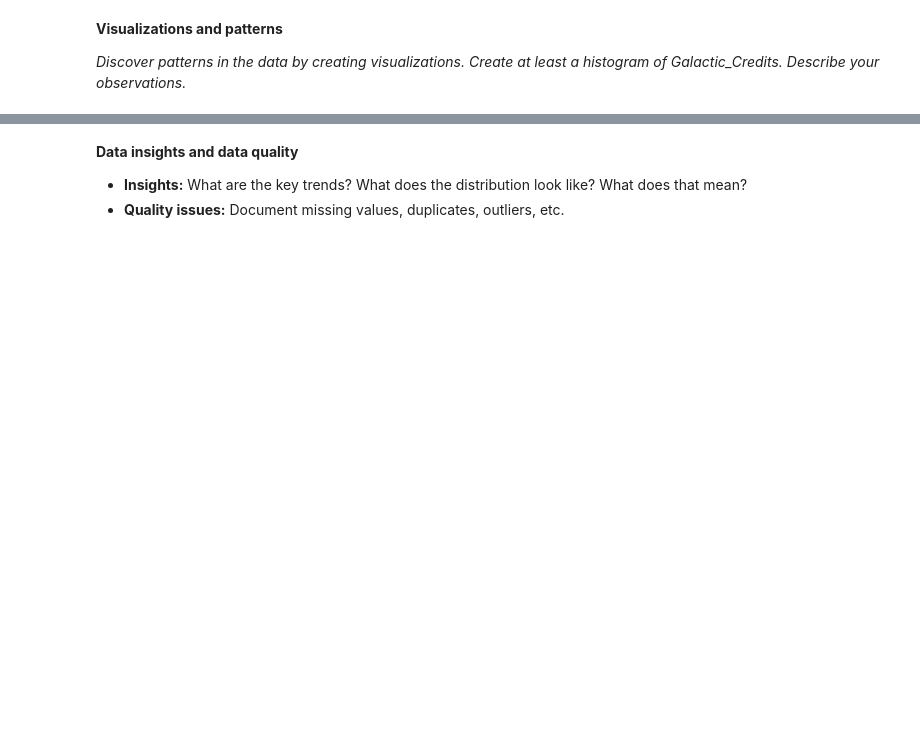
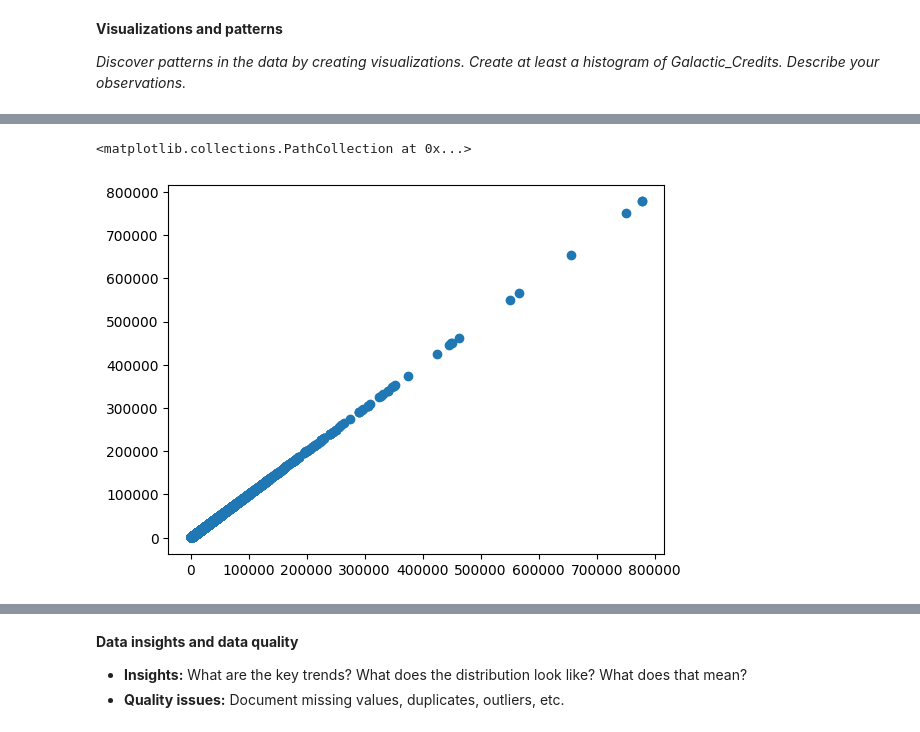
Before and after one commit to MiguelBrugge-HZ/DataScience-Portfolio, a Jupyter notebook: assignment_template_it1.ipynb, the cells around one changed output, grey strips where cells are left out. Saved outputs shown, nothing was run; the diff lists cells and outputs as text; code cells hidden in the pictures; blank space fills up the shorter version.

```diff
--- a/assignment_template_it1.ipynb
+++ b/assignment_template_it1.ipynb
@@ -67,0 +117,5 @@ It is successful when rare ships are no longer sold for too little and common fr
+# %%
+plt.scatter(x=df['Galactic_Credits'], y=df['Galactic_Credits'])
+# %% [output]
+<matplotlib.collections.PathCollection at 0x...>
+[figure, added]
```
Also changed, not shown: parts of 9 cells of this notebook.
